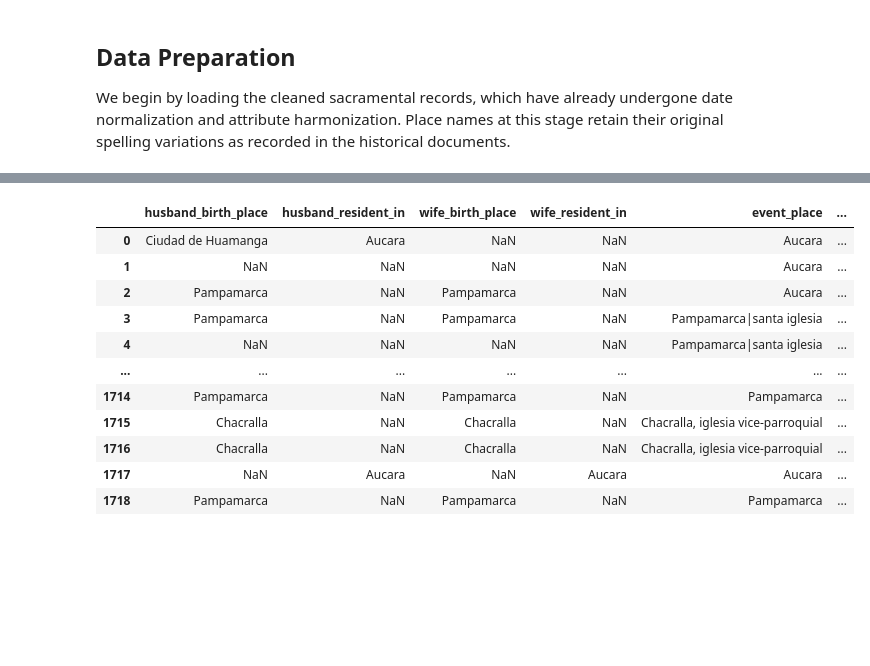
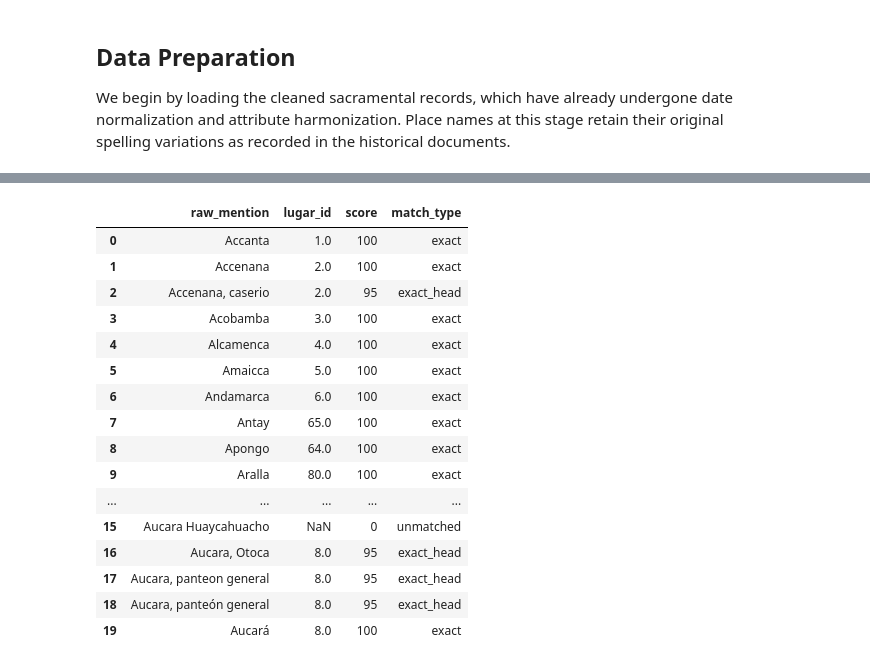
Before and after one commit to UCSB-AMPLab/sondondo, a Jupyter notebook: project_code/2_placeMapping.ipynb, the cells around one changed output, grey strips where cells are left out. Cells and saved outputs as stored; diff of their text form; code cells hidden in the pictures; blank space fills up the shorter version.

```diff
--- a/project_code/2_placeMapping.ipynb
+++ b/project_code/2_placeMapping.ipynb
@@ -83,19 +157,49 @@ BAUTISMOS_HARMONIZED[bautismos_place_columns]
 # %%
-matrimonios_place_columns = [
-    'husband_birth_place',
-       'husband_resident_in',
-       'wife_birth_place', 'wife_resident_in',
-       'event_place', 'event_geographic_descriptor_1', 'event_geographic_descriptor_2',
-       'event_geographic_descriptor_3', 'event_geographic_descriptor_4',
-       'event_geographic_descriptor_5', 'event_geographic_descriptor_6'
+from rapidfuzz import process, fuzz
+
+FUZZY_THRESHOLD = 80
+
+# Build lookup: lowercase normalized name → lugar_id.
+# Canonical names may contain '|' (e.g. "Ayacucho|Huamanga") — split each segment.
+place_lookup: dict = {}
+for _, row in gazetteer.iterrows():
+    lid = int(row['lugar_id'])
+    canonical_parts = [n.strip() for n in str(row['place_name']).split('|') if n.strip()]
+    alt_parts       = [n.strip() for n in str(row['alt_names']).split('|') if n.strip()]
+    for name in canonical_parts + alt_parts:
+        place_lookup[name.lower().strip()] = lid
+
+
+def match_place(raw: str, lookup: dict, threshold: int = FUZZY_THRESHOLD):
+    """Match a raw place mention to a lugar_id.
+
+    Strategy (in priority order):
+    1. Exact match on the full string.
+    2. Exact match on the text before the first comma — handles compound descriptors
+       like "Chacralla, cementerio general" → "Chacralla".
+    3. Fuzzy match (token_sort_ratio) on the full string.
+    """
+    key = raw.lower().strip()
+    if key in lookup:
+        return lookup[key], 100, 'exact'
+    # Compound-descriptor fallback
+    if ',' in key:
+        head = key.split(',')[0].strip()
+        if head in lookup:
+            return lookup[head], 95, 'exact_head'
+    result = process.extractOne(key, list(lookup.keys()), scorer=fuzz.token_sort_ratio)
+    if result and result[1] >= threshold:
+        return lookup[result[0]], int(result[1]), 'fuzzy'
+    return None, 0, 'unmatched'
+
+
+matches = [
+    {'raw_mention': m,
+     **dict(zip(['lugar_id', 'score', 'match_type'], match_place(m, place_lookup)))}
+    for m in raw_mentions
 ]
+match_df = pd.DataFrame(matches)
 
-for col in matrimonios_place_columns:
-    if col in MATRIMONIOS_HARMONIZED.columns:
-        MATRIMONIOS_HARMONIZED[col] = MATRIMONIOS_HARMONIZED[col].apply(
-            lambda x: x if len(str(x)) > 2 else None
-        )
-        MATRIMONIOS_HARMONIZED[col] = extractor.extract_places_per_row(MATRIMONIOS_HARMONIZED[col])
-
-MATRIMONIOS_HARMONIZED[matrimonios_place_columns]
+print(match_df['match_type'].value_counts().to_string())
+match_df.head(20)
 # %% [output]
@@ -102,12 +211,17 @@ MATRIMONIOS_HARMONIZED[matrimonios_place_columns]
-|  | husband_birth_place | husband_resident_in | wife_birth_place | wife_resident_in | event_place | ... |
-| 0 | Ciudad de Huamanga | Aucara | NaN | NaN | Aucara | ... |
-| 1 | NaN | NaN | NaN | NaN | Aucara | ... |
-| 2 | Pampamarca | NaN | Pampamarca | NaN | Aucara | ... |
-| 3 | Pampamarca | NaN | Pampamarca | NaN | Pampamarca|santa iglesia | ... |
-| 4 | NaN | NaN | NaN | NaN | Pampamarca|santa iglesia | ... |
-| ... | ... | ... | ... | ... | ... | ... |
-| 1714 | Pampamarca | NaN | Pampamarca | NaN | Pampamarca | ... |
-| 1715 | Chacralla | NaN | Chacralla | NaN | Chacralla, iglesia vice-parroquial | ... |
-| 1716 | Chacralla | NaN | Chacralla | NaN | Chacralla, iglesia vice-parroquial | ... |
-| 1717 | NaN | Aucara | NaN | Aucara | Aucara | ... |
-| 1718 | Pampamarca | NaN | Pampamarca | NaN | Pampamarca | ... |
+|  | raw_mention | lugar_id | score | match_type |
+| 0 | Accanta | 1.0 | 100 | exact |
+| 1 | Accenana | 2.0 | 100 | exact |
+| 2 | Accenana, caserio | 2.0 | 95 | exact_head |
+| 3 | Acobamba | 3.0 | 100 | exact |
+| 4 | Alcamenca | 4.0 | 100 | exact |
+| 5 | Amaicca | 5.0 | 100 | exact |
+| 6 | Andamarca | 6.0 | 100 | exact |
+| 7 | Antay | 65.0 | 100 | exact |
+| 8 | Apongo | 64.0 | 100 | exact |
+| 9 | Aralla | 80.0 | 100 | exact |
+| ... | ... | ... | ... | ... |
+| 15 | Aucara Huaycahuacho | NaN | 0 | unmatched |
+| 16 | Aucara, Otoca | 8.0 | 95 | exact_head |
+| 17 | Aucara, panteon general | 8.0 | 95 | exact_head |
+| 18 | Aucara, panteón general | 8.0 | 95 | exact_head |
+| 19 | Aucará | 8.0 | 100 | exact |
```
Also changed, not shown: parts of 29 cells of this notebook, 8 other files.
